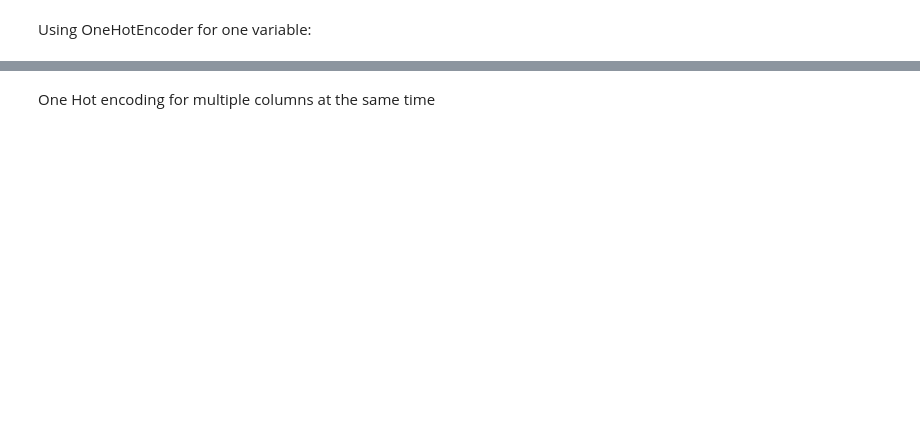
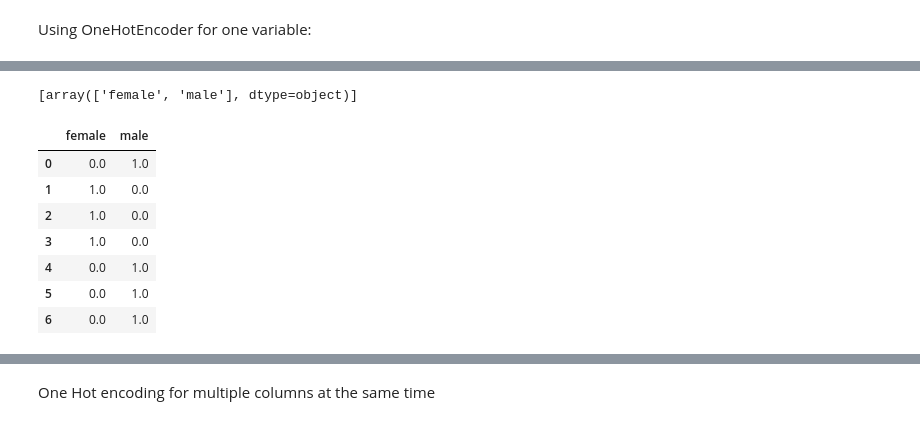
Before and after one commit to smileschen/2019-sp-stats131, a Jupyter notebook: 08-03 Miscellaneous Tasks.ipynb, the cells around one changed output, grey strips where cells are left out. Saved outputs shown, nothing was run; the diff lists cells and outputs as text; code cells hidden in the pictures; blank space fills up the shorter version.

```diff
--- a/08-03 Miscellaneous Tasks.ipynb
+++ b/08-03 Miscellaneous Tasks.ipynb
@@ -52,2 +77,3 @@ enc.transform(titanic[['Sex']])
-# %%
-enc.fit_transform( titanic[['Sex']] )[0:5,:]
+# %%
+# you can do the fit and the transform in one command
+enc.fit_transform( titanic[['Sex']] )[0:7,:]
@@ -54,8 +88,19 @@ enc.fit_transform( titanic[['Sex']] )[0:5,:]
 # %%
 enc.categories_
+# %% [output]
+[array(['female', 'male'], dtype=object)]
 # %%
 # fit all into a DataFrame
-pd.DataFrame( enc.fit_transform(titanic[['Sex']]), columns = enc.categories_).head()
+pd.DataFrame( enc.fit_transform(titanic[['Sex']]), columns = enc.categories_).head(7)
+# %% [output]
+|  | female | male |
+| 0 | 0.0 | 1.0 |
+| 1 | 1.0 | 0.0 |
+| 2 | 1.0 | 0.0 |
+| 3 | 1.0 | 0.0 |
+| 4 | 0.0 | 1.0 |
+| 5 | 0.0 | 1.0 |
+| 6 | 0.0 | 1.0 |
 # %%
 enc = OneHotEncoder(sparse = False, categories = 'auto')
 enc.fit_transform(titanic[['Pclass']])
```
Also changed, not shown: parts of 28 cells of this notebook.
